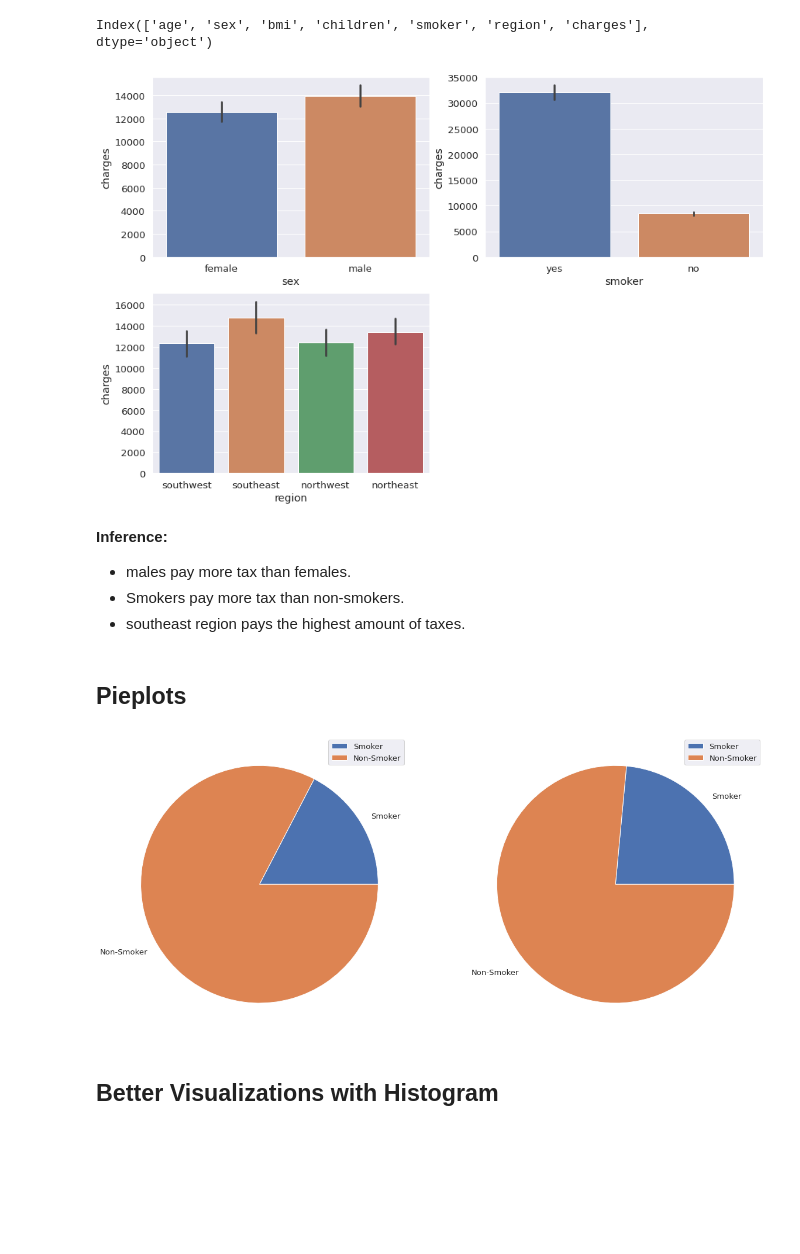
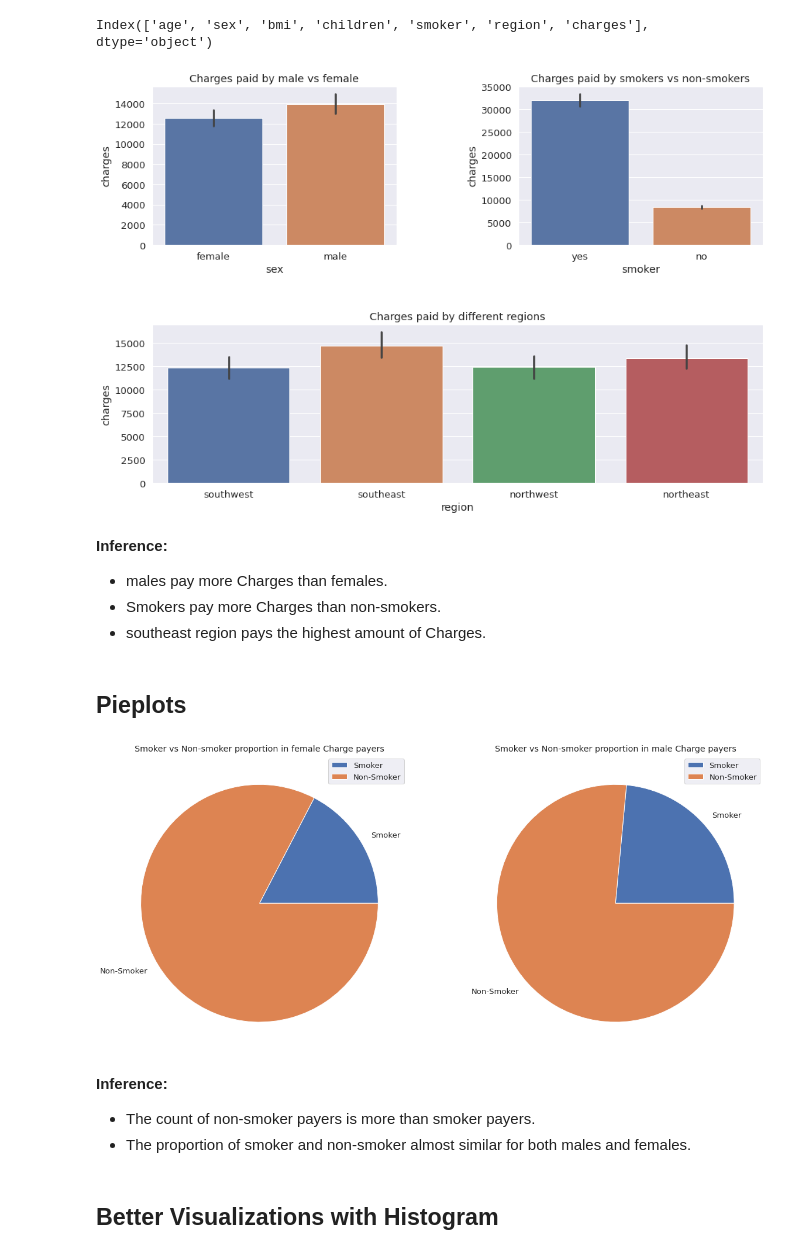
Before and after one commit to Deepam-Rai/Machine-Learning-SSSIHL, a Jupyter notebook: Health_insurance.ipynb, the cells around one changed output. Drawn from its saved outputs; the diff is of its cells as text; code cells hidden in the pictures; blank space fills up the shorter version.

Commit message:
Health Insurance Assignment: Added plot titles and inferences.

```diff
--- a/Health_insurance.ipynb
+++ b/Health_insurance.ipynb
@@ -133,21 +133,24 @@ df.columns
 # %% [output]
 Index(['age', 'sex', 'bmi', 'children', 'smoker', 'region', 'charges'], dtype='object')
 # %%
+ax= plt.GridSpec(2,2)
+ax.update(wspace=0.5, hspace=0.5)
+
 plt.figure(figsize=(15,10))
-plt.subplot(2,2,1)
-sns.barplot(x='sex', y='charges', data=df)
-plt.subplot(2,2,2)
-sns.barplot(x='smoker', y='charges', data=df)
-plt.subplot(2,2,3)
-sns.barplot(x='region', y='charges', data=df)
+ax1 = plt.subplot(ax[0,0])
+sns.barplot(x='sex', y='charges', data=df).set(title="Charges paid by male vs female")
+ax2 = plt.subplot(ax[0,1])
+sns.barplot(x='smoker', y='charges', data=df).set(title="Charges paid by smokers vs non-smokers")
+ax3 = plt.subplot(ax[1,:])
+sns.barplot(x='region', y='charges', data=df).set(title="Charges paid by different regions")
 plt.show()
 # %% [output]
-[figure, old version]
+[figure, new version]
 # %% [markdown]
 **Inference:**
-- males pay more tax than females.
-- Smokers pay more tax than non-smokers.
-- southeast region pays the highest amount of taxes.
+- males pay more Charges than females.
+- Smokers pay more Charges than non-smokers.
+- southeast region pays the highest amount of Charges.
 # %% [markdown]
 ## Pieplots
 # %%
@@ -160,13 +163,19 @@ m_nsm = len(df[(df.sex=='male') & (df.smoker=='no')])
 plt.figure(figsize=(20,15))
 plt.subplot(1,2,1)
 plt.pie( np.array([fe_sm, fe_nsm]), labels=["Smoker",  "Non-Smoker"] )
+plt.title("Smoker vs Non-smoker proportion in female Charge payers")
 plt.legend()
 plt.subplot(1,2,2)
 plt.pie( np.array([m_sm, m_nsm]), labels=["Smoker",  "Non-Smoker"] )
+plt.title("Smoker vs Non-smoker proportion in male Charge payers")
 plt.legend()
 plt.show()
 # %% [output]
-[figure, old version]
+[figure, new version]
+# %% [markdown]
+**Inference:**
+- The count of non-smoker payers is more than smoker payers.
+- The proportion of smoker and non-smoker almost similar for both males and females.
 # %% [markdown]
 ## Better Visualizations with Histogram
 # %%
```
Also changed, not shown: parts of 10 cells of this notebook.
